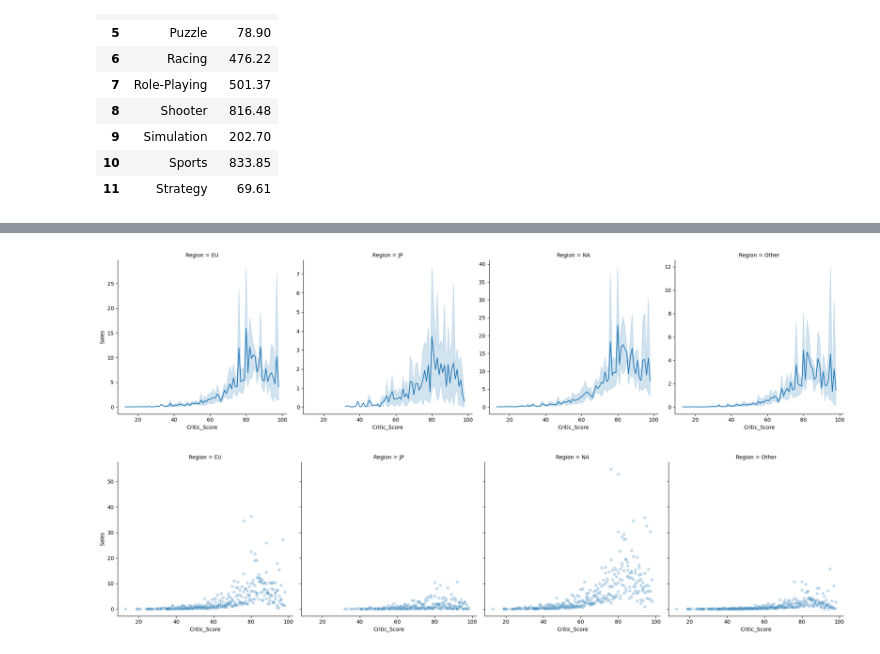
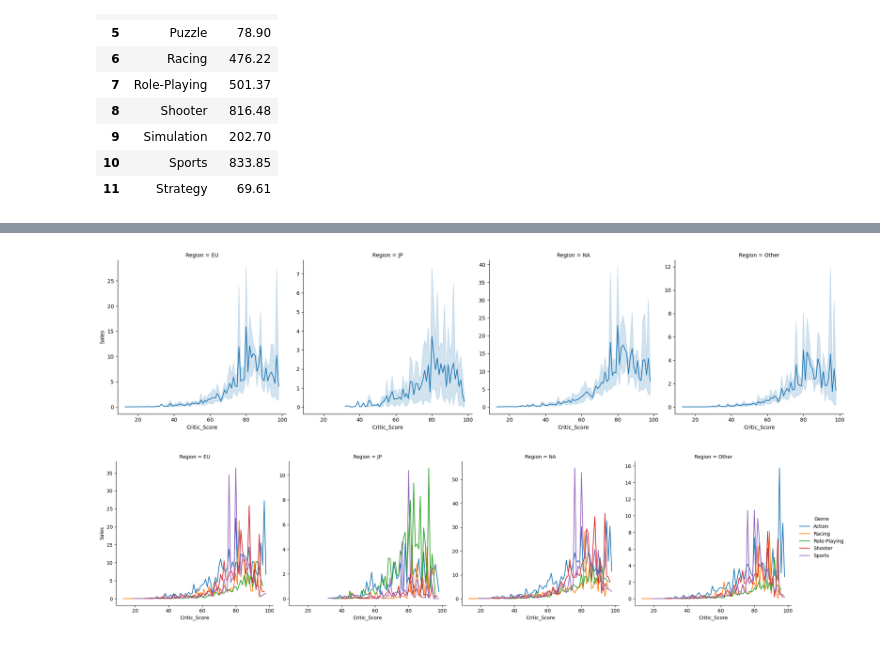
Before and after one commit to YanaStefanovich/EDA-Video-Game-Sales, a Jupyter notebook: Games.ipynb, the cells around one changed output, grey strips where cells are left out. Saved outputs shown, nothing was run; the diff lists cells and outputs as text; code cells hidden in the pictures.

```diff
--- a/Games.ipynb
+++ b/Games.ipynb
@@ -399,9 +399,7 @@ critic
 1254 rows × 4 columns
 # %%
-critic_score = sns.relplot(data = critic, x = 'Critic_Score', y = 'Sales', col = 'Region', kind = 'line', facet_kws={'sharey': False, 'sharex': True})
-g = sns.relplot(data=critic, x='Critic_Score', y='Sales',
-                col='Region', kind='scatter', alpha=0.25,
-                col_wrap=4)
+critic_score = sns.relplot(data = critic, x = 'Critic_Score', y = 'Sales',col = 'Region', kind = 'line', facet_kws={'sharey': False, 'sharex': True})
+critic_score = sns.relplot(data = critic, x = 'Critic_Score', y = 'Sales', hue = 'Genre',col = 'Region', kind = 'line', facet_kws={'sharey': False, 'sharex': True})
 # %% [output]
 [figure]
-[figure, old version]
+[figure, new version]
```
Also changed, not shown: parts of 15 cells of this notebook.
